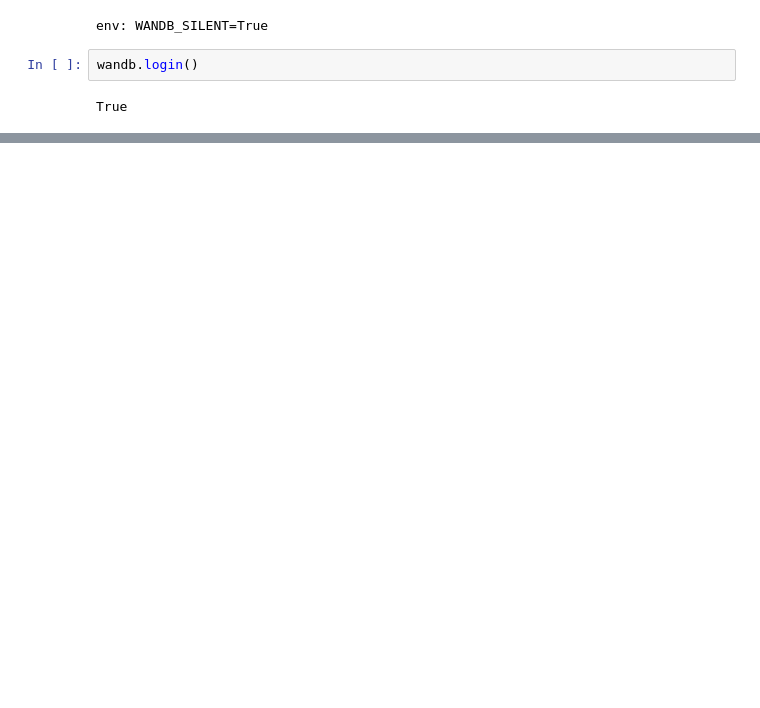
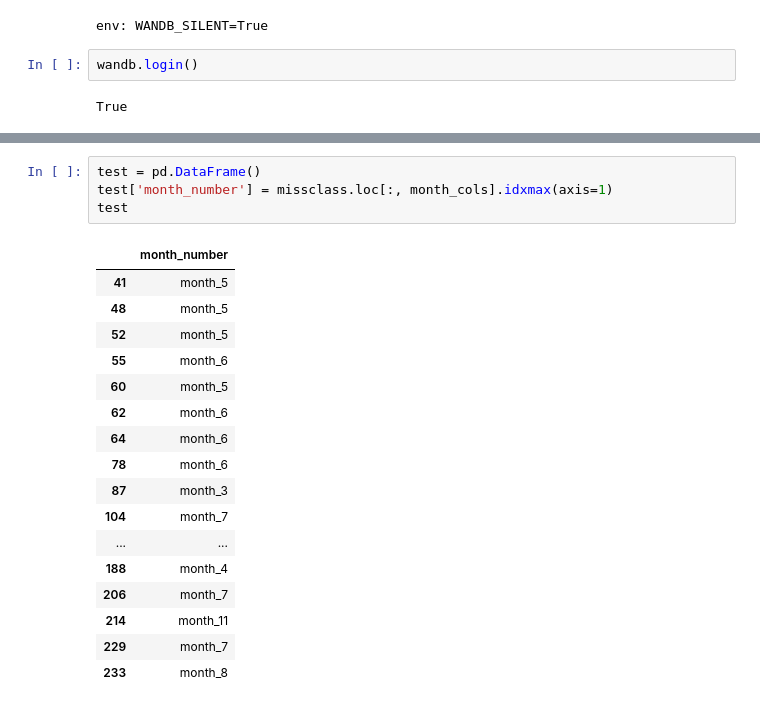
Before and after one commit to DanielVeress/SML_bikes, a Jupyter notebook: tree_based/random_forest.ipynb, the cells around one changed output, grey strips where cells are left out. Saved outputs shown, nothing was run; the diff lists cells and outputs as text; blank space fills up the shorter version.

```diff
--- a/tree_based/random_forest.ipynb
+++ b/tree_based/random_forest.ipynb
@@ -216,0 +287,22 @@ False Negative (FN): 16
+# %%
+test = pd.DataFrame()
+test['month_number'] = missclass.loc[:, month_cols].idxmax(axis=1)
+test
+# %% [output]
+|  | month_number |
+| 41 | month_5 |
+| 48 | month_5 |
+| 52 | month_5 |
+| 55 | month_6 |
+| 60 | month_5 |
+| 62 | month_6 |
+| 64 | month_6 |
+| 78 | month_6 |
+| 87 | month_3 |
+| 104 | month_7 |
+| ... | ... |
+| 188 | month_4 |
+| 206 | month_7 |
+| 214 | month_11 |
+| 229 | month_7 |
+| 233 | month_8 |
```
Also changed, not shown: parts of 18 cells of this notebook, 3 other files.
